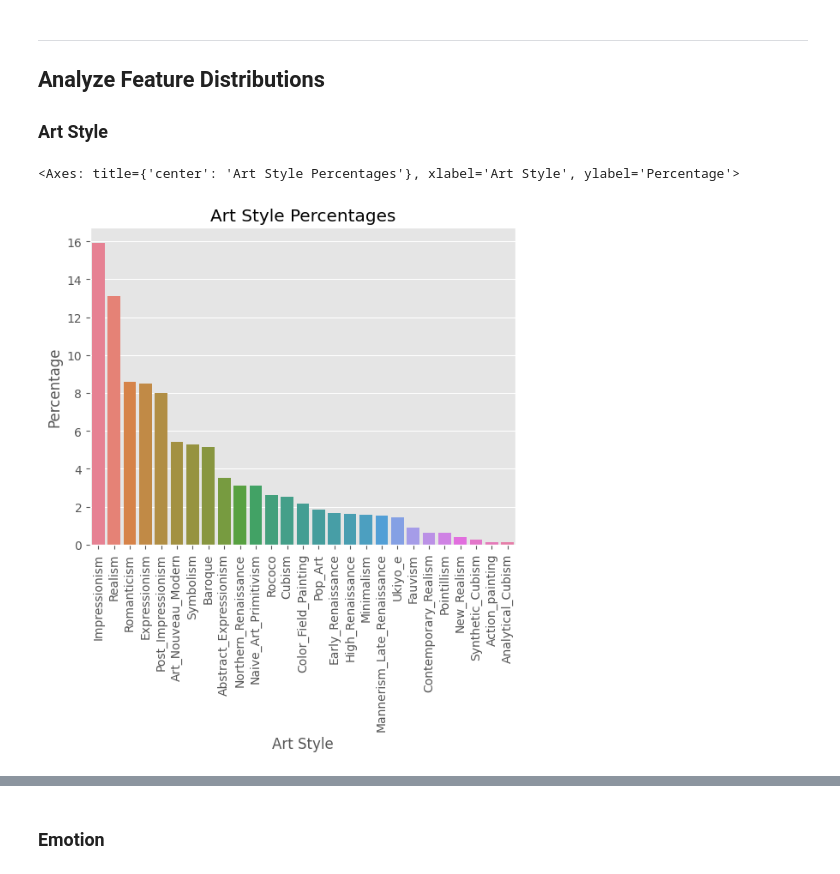
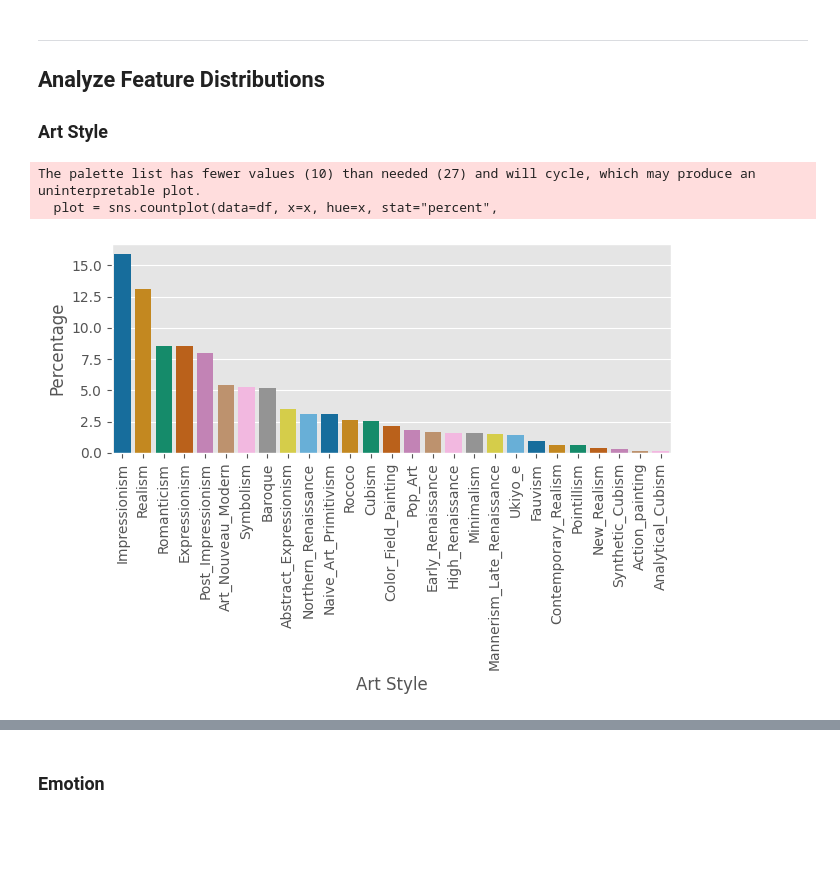
Before and after one commit to AlejandroCiuba/CS2756-Group-Project, a Jupyter notebook: Alejandro/data_exploration.ipynb, the cells around one changed output, grey strips where cells are left out. Drawn from its saved outputs; the diff is of its cells as text; code cells hidden in the pictures; blank space fills up the shorter version.

Commit message:
Worked on graphs

```diff
--- a/Alejandro/data_exploration.ipynb
+++ b/Alejandro/data_exploration.ipynb
@@ -29,5 +29,7 @@ import seaborn as sns
 %pprint
 pd.set_option('display.max_columns', None)
 plt.style.use('ggplot')
+sns.set_palette("muted")
+sns.color_palette("muted")
 # %% [output]
 Pretty printing has been turned OFF
@@ -47,18 +50,22 @@ def load_dataset() -> pd.DataFrame:
     return pd.read_csv(DATAPATH + DATA)
 
 
-def countplot(df: pd.DataFrame, x: str) -> plt.axes:
+def countplot(df: pd.DataFrame, x: str, labels: bool = False) -> plt.axes:
 
     name = x.replace('_', ' ').title()
     ordering = df[x].value_counts().index
 
     plot = sns.countplot(data=df, x=x, hue=x, stat="percent",
-                         order=ordering, hue_order=ordering)
+                         order=ordering, hue_order=ordering, palette=sns.color_palette("colorblind"))
     plot.tick_params(axis="x", rotation=90)
     plot.set_title(f"{name} Percentages")
     plot.set_ylabel("Percentage")
     plot.set_xlabel(name)
 
+    if labels:
+        for c in plot.containers:
+            plot.bar_label(c, fmt="%.2f")
+
     return plot
 # %% [markdown]
 ---
@@ -201,10 +208,14 @@ mod_df.head()
 # %%
 # Let's start graphing
 # TODO: Order if put in a paper, kept this way for grid consistency (can't see what the x values are there)
 countplot(art_df, "art_style")
+plt.title("")
+plt.tight_layout()
+plt.savefig("figures/dist-before-style.pdf", format="pdf")
 # %% [output]
-<Axes: title={'center': 'Art Style Percentages'}, xlabel='Art Style', ylabel='Percentage'>
+The palette list has fewer values (10) than needed (27) and will cycle, which may produce an uninterpretable plot.
+  plot = sns.countplot(data=df, x=x, hue=x, stat="percent",
-[figure, old version]
+[figure, new version]
 # %%
 # Ugly, not for the public's eye
 ordering = art_df["art_style"].value_counts().index
```
Also changed, not shown: parts of 9 cells of this notebook, 6 other files.
